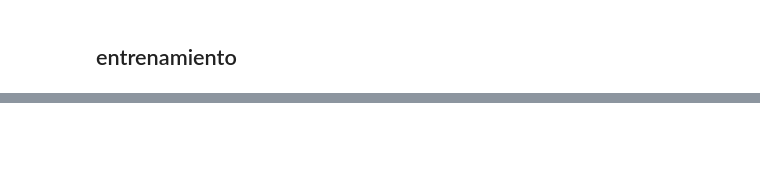
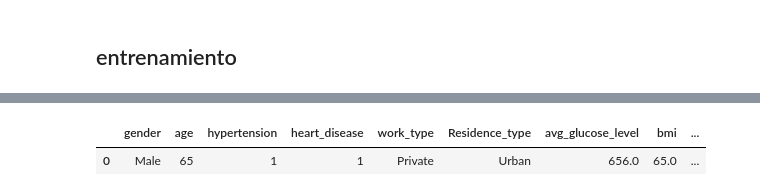
Before and after one commit to Factoria-F5-AI-Bootcamp-1-Edicion/Equipo-Corazon, a Jupyter notebook: stroke_ictus.ipynb, the cells around one changed output, grey strips where cells are left out. Drawn from its saved outputs; the diff is of its cells as text; code cells hidden in the pictures; blank space fills up the shorter version.

```diff
--- a/stroke_ictus.ipynb
+++ b/stroke_ictus.ipynb
@@ -535,0 +603,5 @@ Error:  -0.005338181536854725
+# %%
+df_nuevo
+# %% [output]
+|  | gender | age | hypertension | heart_disease | work_type | Residence_type | avg_glucose_level | bmi | ... |
+| 0 | Male | 65 | 1 | 1 | Private | Urban | 656.0 | 65.0 | ... |
```
Also changed, not shown: parts of 11 cells of this notebook, 4 other files.
